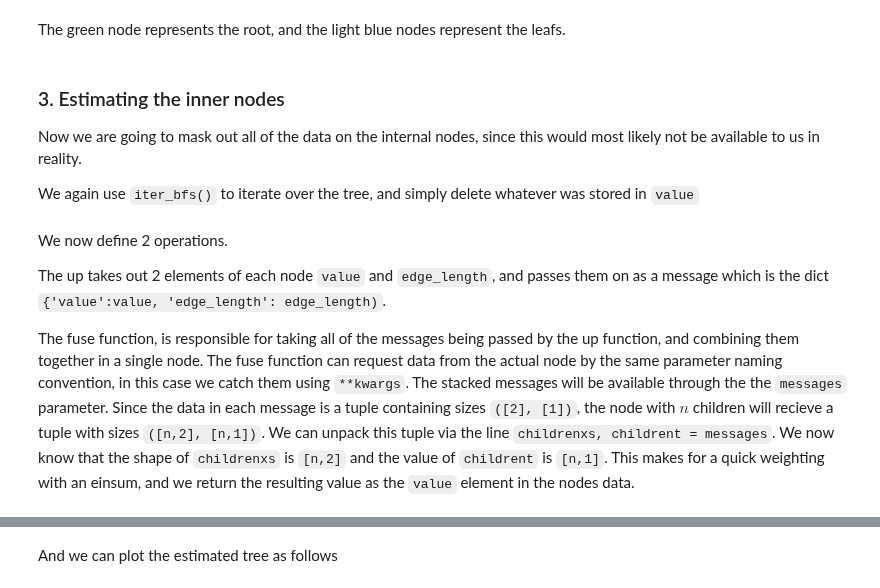
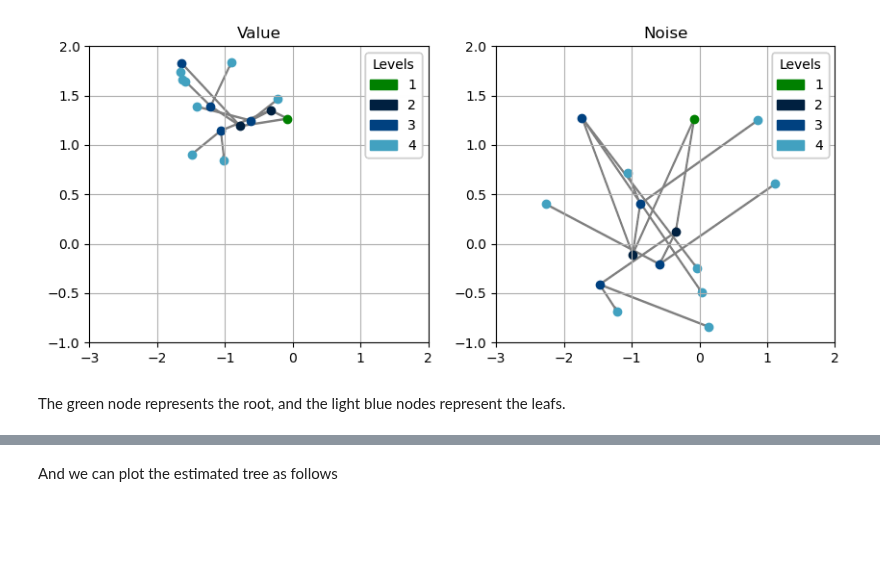
Before and after one commit to ComputationalEvolutionaryMorphometry/hyperiax, a Jupyter notebook: examples/mean_estimation.ipynb, the cells around one changed output, grey strips where cells are left out. Saved outputs shown, nothing was run; the diff lists cells and outputs as text; code cells hidden in the pictures; blank space fills up the shorter version.

```diff
--- a/examples/mean_estimation.ipynb
+++ b/examples/mean_estimation.ipynb
@@ -61,0 +62,6 @@ tree.plot_tree_text()
+# %%
+tree = HypTree(topology)
+
+tree.add_property('noise', shape=(2,))
+tree.add_property('edge_length', shape=(1,))
+tree.add_property('value', shape=(2,))
@@ -61,0 +70,3 @@ tree.plot_tree_text()
+# %%
+key, subkey = split(key)
+tree.data['edge_length'] = jnp.exp(-jnp.log(2)*tree.node_depths)
@@ -62,3 +77,6 @@ tree.plot_tree_text()
+# %%
+key, subkey = split(key)
+tree.data['noise'] = jax.random.normal(subkey, shape=tree.data['noise'].shape)
 # %% [markdown]
 ### 2. Simulating node values
 
@@ -80,3 +124,5 @@ noise_tree.root['value'] = noise_tree.root['noise']
+# %%
+tree.data['value'] = tree.data['value'].at[0].set(tree.data['noise'][0])
 # %% [markdown]
 Now we create both an executor and a model. The model object contains all user code related to the operations we wish to run on a tree. The executor object schedules execution within the tree, and is in charge of setting the data in the correct format, as well as batching things together and making sure everything runs in the correct order.
 
@@ -112,8 +145,13 @@ stoc_tree.plot_tree_2d(selector = lambda z:z['value'])
+# %%
+fig, ax = plt.subplots(1,2, figsize = (10,4))
+for a in ax:
+    a.set_xlim(-3,2)
+    a.set_ylim(-1,2)
+plot_tree_2d_scatter(tree, 'value', ax=ax[0])
+ax[0].set_title('Value')
+plot_tree_2d_scatter(tree, 'noise', ax=ax[1])
+ax[1].set_title('Noise');
+# %% [output]
+[figure, added]
 # %% [markdown]
 The green node represents the root, and the light blue nodes represent the leafs.
-# %% [markdown]
-### 3. Estimating the inner nodes
-
-Now we are going to mask out all of the data on the internal nodes, since this would most likely not be available to us in reality.
-
-We again use `iter_bfs()` to iterate over the tree, and simply delete whatever was stored in `value`
@@ -124,6 +157,0 @@ for node in stoc_tree.iter_bfs():
-# %% [markdown]
-We now define 2 operations.
-
-The up takes out 2 elements of each node `value` and `edge_length`, and passes them on as a message which is the dict `{'value':value, 'edge_length': edge_length)`.
-
-The fuse function, is responsible for taking all of the messages being passed by the up function, and combining them together in a single node. The fuse function can request data from the actual node by the same parameter naming convention, in this case we catch them using `**kwargs`. The stacked messages will be available through the the `messages` parameter. Since the data in each message is a tuple containing sizes `([2], [1])`, the node with $n$ children will recieve a tuple with sizes `([n,2], [n,1])`. We can unpack this tuple via the line `childrenxs, childrent = messages`. We now know that the shape of `childrenxs` is `[n,2]` and the value of `childrent` is `[n,1]`. This makes for a quick weighting with an einsum, and we return the resulting value as the `value` element in the nodes data.
```
Also changed, not shown: parts of 40 cells of this notebook, 21 other files.
